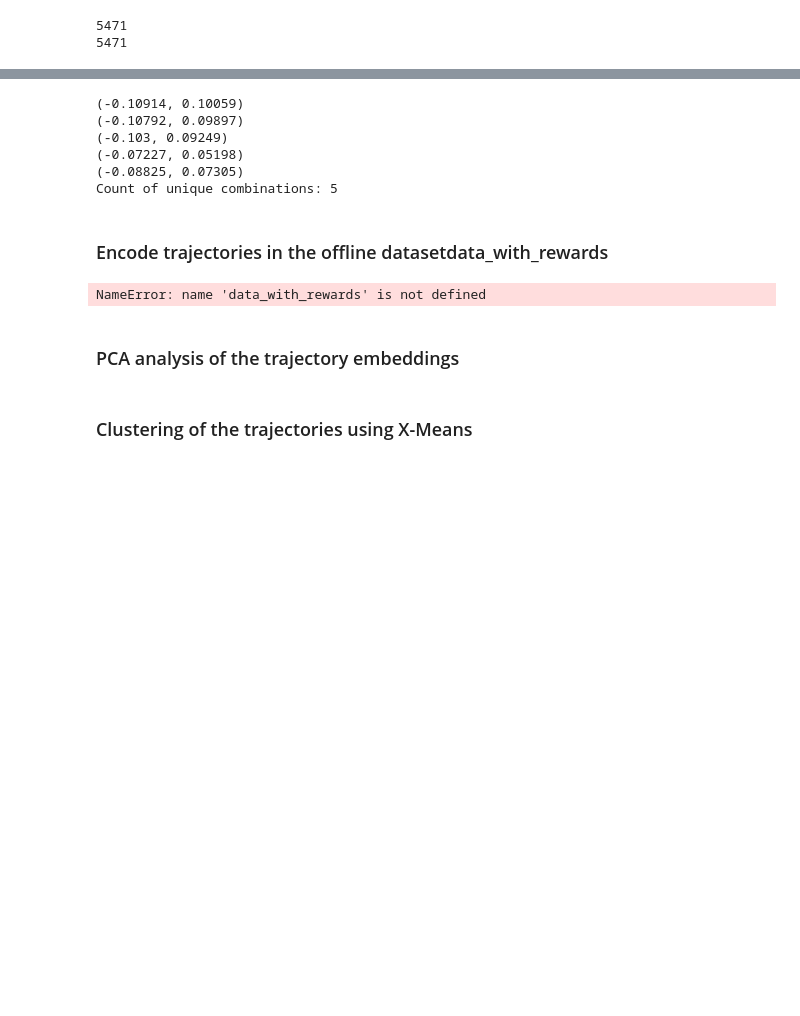
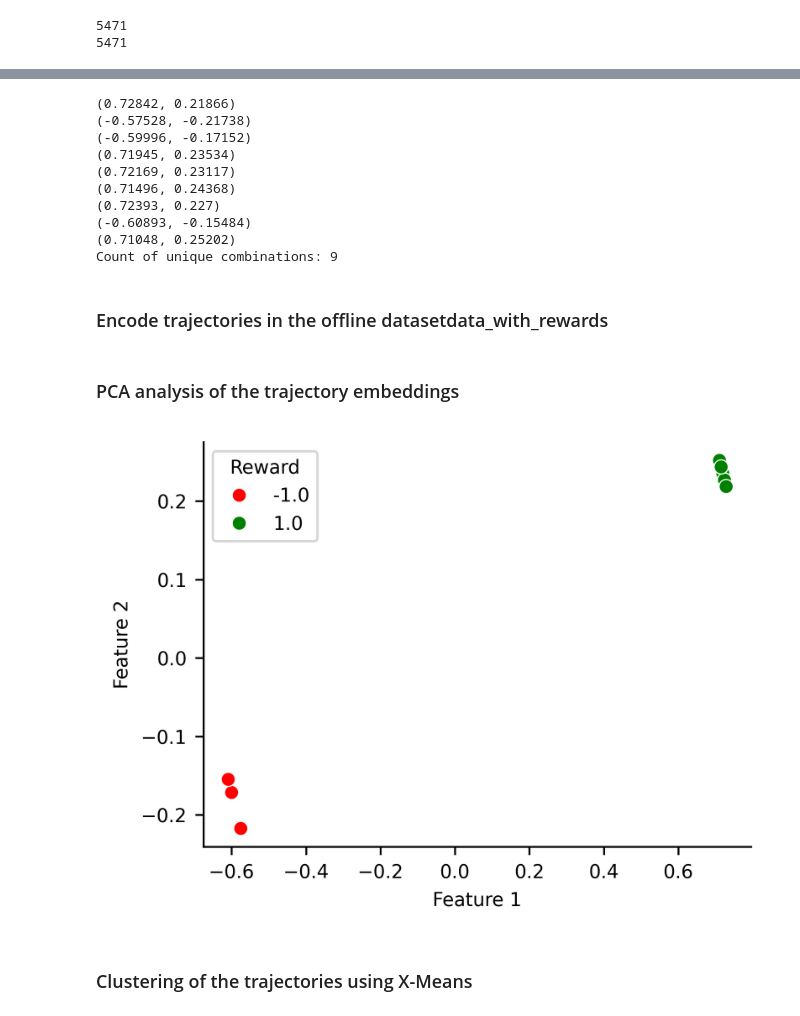
Before and after one commit to yangbaechu/xrl_with_trajectories, a Jupyter notebook: gridworld_expts.ipynb, the cells around one changed output, grey strips where cells are left out. Cells and saved outputs as stored; diff of their text form; code cells hidden in the pictures; blank space fills up the shorter version.

Commit message:
Visualize clustered traj

```diff
--- a/gridworld_expts.ipynb
+++ b/gridworld_expts.ipynb
@@ -350,17 +348,22 @@ torch.save(model.state_dict(), './ckpt_save_dir/seq2seq_traj_7.pth')
 # %%
 unique_combinations = set()
 
-start_end_trajs = [[(sub_array[0][0], sub_array[0][2]), (sub_array[-1][0], sub_array[-1][2])] for sub_array in offline_data]
+start_end_trajs = [[(sub_array[0][0], sub_array[0][2]), (sub_array[-2][0], sub_array[-2][2])] for sub_array in offline_data]
 
 differences = []
+rewards = []
 
 for trajs in start_end_trajs:
     # Convert trajectory points to tensors and encode them
+    # print(trajs[1])
+    rewards.append(trajs[1][1])
     start_embed = model.encoder(torch.tensor(trajs[0]).float())
     end_embed = model.encoder(torch.tensor(trajs[1]).float())
 
     # Calculate differences in x and y, round to 5 decimal places
-    difference = end_embed - start_embed  # This will be a tensor
+    difference  = end_embed - start_embed  # This will be a tensor
+    difference = difference.detach().numpy()
+    differences.append(difference)
     difference_x_y = (round(difference[0].item(), 5), round(difference[1].item(), 5))
 
     # Add the rounded difference tuple to the 'unique_combinations' set
@@ -377,36 +380,15 @@ unique_combinations_count = len(unique_combinations)
 
 print(f"Count of unique combinations: {unique_combinations_count}")
 # %% [output]
-(-0.10914, 0.10059)
-(-0.10792, 0.09897)
-(-0.103, 0.09249)
-(-0.07227, 0.05198)
-(-0.08825, 0.07305)
-Count of unique combinations: 5
+(0.72842, 0.21866)
+(-0.57528, -0.21738)
+(-0.59996, -0.17152)
+(0.71945, 0.23534)
+(0.72169, 0.23117)
+(0.71496, 0.24368)
+(0.72393, 0.227)
+(-0.60893, -0.15484)
+(0.71048, 0.25202)
+Count of unique combinations: 9
 # %% [markdown]
 ### Encode trajectories in the offline datasetdata_with_rewards
-# %%
-# Assuming `data_with_rewards` is a tensor where the last column is the reward
-# and `model` is your autoencoder model with an accessible encoder module.
-
-# Initialize a list to hold trajectory embeddings
-traj_embeddings = []
-
-# Iterate over the data to process each trajectory
-for traj in data_with_rewards:
-    with torch.no_grad():
-        # Exclude the reward from the input to the autoencoder
-        input_data = traj.unsqueeze(0)  # Add batch dimension
-
-        # Encode the trajectory to get its embedding
-        # Here, we directly access the encoder part of the autoencoder
-        embedding = model.encoder(input_data)
-
-        # Convert the tensor to numpy array and reshape
-        # The `embedding` tensor is already 2D (encoded), so we might not need to reshape it
-        embedding_np = embedding.numpy().reshape(-1)
-
-        # Append the embedding to the list
-        traj_embeddings.append(embedding_np)
-# %% [output]
-NameError: name 'data_with_rewards' is not defined
@@ -415,23 +395,25 @@ traj_embeddings[:2]
 # %% [markdown]
 ### PCA analysis of the trajectory embeddings
 # %%
-traj_embeddings_np = np.array(traj_embeddings)
+differences_np = np.array(differences)
 
 # Create a DataFrame for plotting
 plotting_data = {
-    'feature 1': traj_embeddings_np[:, 0],
-    'feature 2': traj_embeddings_np[:, 1],
+    'feature 1': differences_np[:, 0],
+    'feature 2': differences_np[:, 1],
     'rewards': rewards
 }
 df = pd.DataFrame(plotting_data)
 
 # Plotting
 plt.figure(figsize=(4, 3))
-sns.scatterplot(x='feature 1', y='feature 2', hue='rewards', palette={-1: "r", 1: "g"}, data=df)
+sns.scatterplot(x='feature 1', y='feature 2', hue = 'rewards', palette={-1: "r", 1: "g"}, data=df)
 plt.xlabel('Feature 1')
 plt.ylabel('Feature 2')
 plt.legend(title='Reward', loc='best')
 plt.tight_layout()
 plt.show()
+# %% [output]
+[figure, added]
 # %% [markdown]
 ### Clustering of the trajectories using X-Means
```
Also changed, not shown: parts of 12 cells of this notebook, 1 other file.
